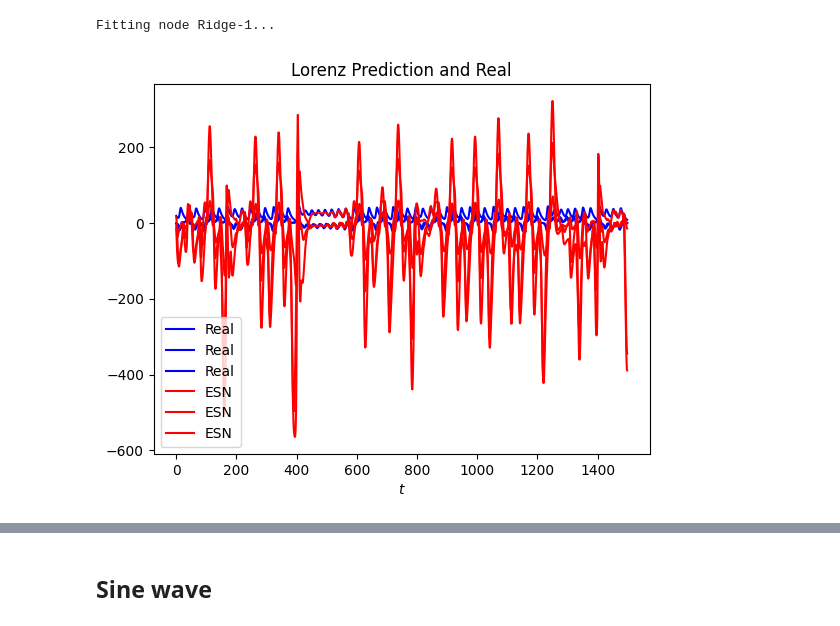
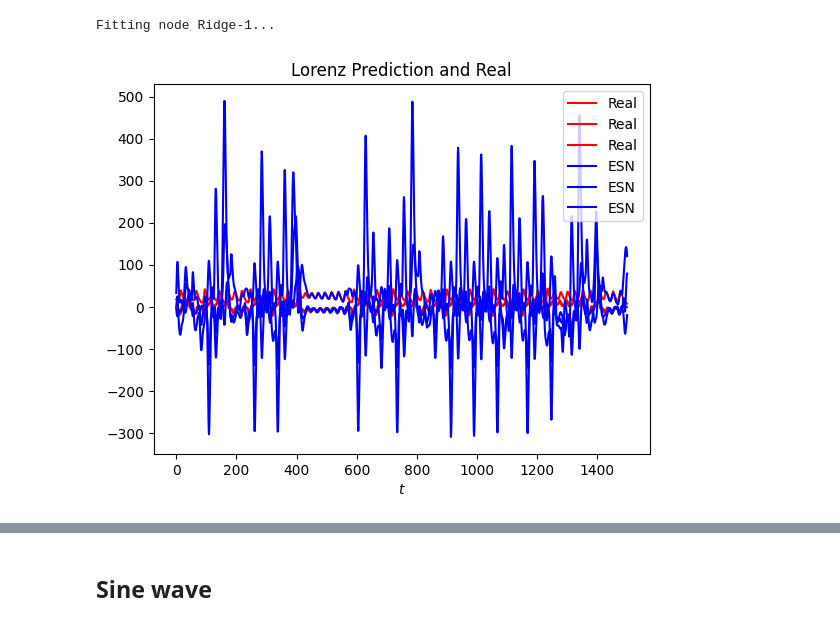
Before and after one commit to Moltas18/CS439-Project, a Jupyter notebook: notebook.ipynb, the cells around one changed output, grey strips where cells are left out. Cells and saved outputs as stored; diff of their text form; code cells hidden in the pictures.

```diff
--- a/notebook.ipynb
+++ b/notebook.ipynb
@@ -41,17 +55,17 @@ readout = Ridge(output_dim=3, ridge=1e-5)
 # %%
 esn = reservoir >> readout
 # %%
-predictions = esn.fit(X[:500], X[1:501]).run(X[501:])
+predictions = esn.fit(X[:500], X[1:501]).run(X[500:])
 # %% [output]
 Fitting node Ridge-1...
 # %%
 import numpy as np
 import matplotlib.pyplot as plt
 plt.title("Lorenz Prediction and Real")
 plt.xlabel("$t$")
-plt.plot(X[501:],label="Real",color="blue")
-plt.plot(predictions,label="ESN",color="red")
+plt.plot(X[501:],label="Real",color="red")
+plt.plot(predictions,label="ESN",color="blue")
 plt.legend()
 plt.show()
 # %% [output]
-[figure, old version]
+[figure, new version]
```
Also changed, not shown: parts of 3 cells of this notebook.
